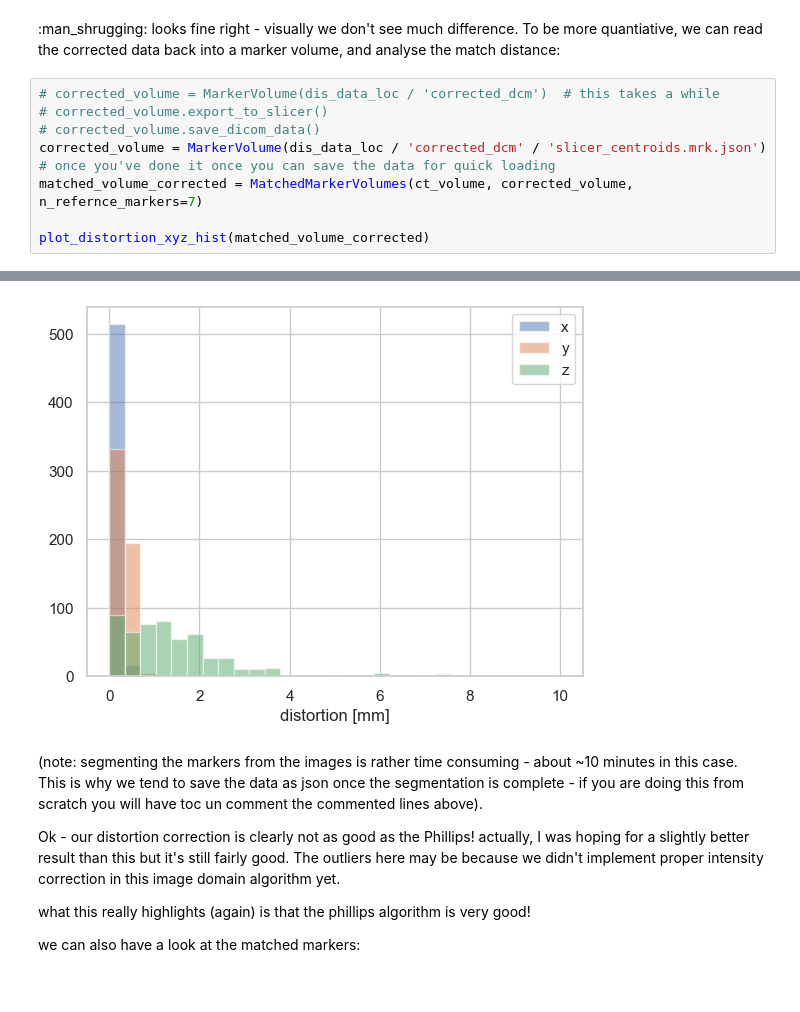
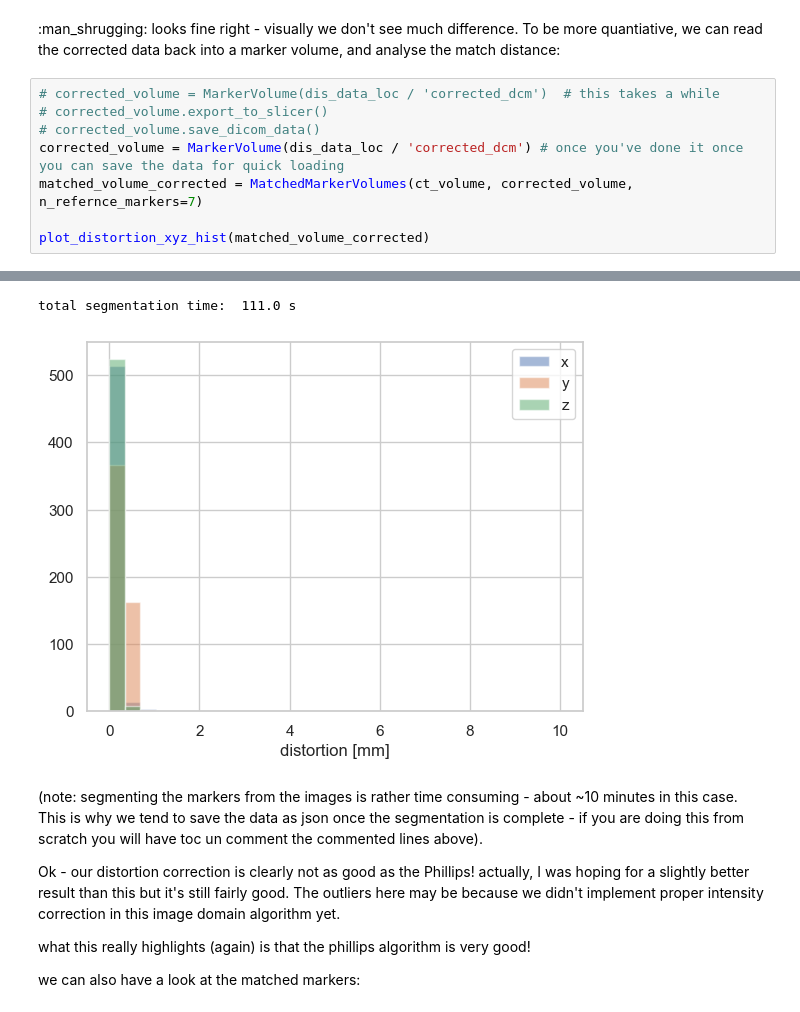
Before and after one commit to bwheelz36/genesis_analysis, a Jupyter notebook: note_books/MrGoamAnalysis.ipynb, the cells around one changed output, grey strips where cells are left out. Drawn from its saved outputs; the diff is of its cells as text.

```diff
--- a/note_books/MrGoamAnalysis.ipynb
+++ b/note_books/MrGoamAnalysis.ipynb
@@ -156,7 +156,7 @@ To be more quantiative, we can read the corrected data back into a marker volume
 # corrected_volume = MarkerVolume(dis_data_loc / 'corrected_dcm')  # this takes a while
 # corrected_volume.export_to_slicer()
 # corrected_volume.save_dicom_data()
-corrected_volume = MarkerVolume(dis_data_loc / 'corrected_dcm' / 'slicer_centroids.mrk.json') # once you've done it once you can save the data for quick loading
+corrected_volume = MarkerVolume(dis_data_loc / 'corrected_dcm') # once you've done it once you can save the data for quick loading
 matched_volume_corrected = MatchedMarkerVolumes(ct_volume, corrected_volume, n_refernce_markers=7)
 
 plot_distortion_xyz_hist(matched_volume_corrected)
@@ -164,4 +165,5 @@ plot_distortion_xyz_hist(matched_volume_corrected)
+total segmentation time:  111.0 s
-[figure, old version]
+[figure, new version]
 # %% [markdown]
 (note: segmenting the markers from the images is rather time consuming - about ~10 minutes in this case. This is why we tend to save the data as json once the segmentation is complete - if you are doing this from scratch you will have toc un comment the commented lines above).
 
```
Also changed, not shown: parts of 3 cells of this notebook, 1 other file.
